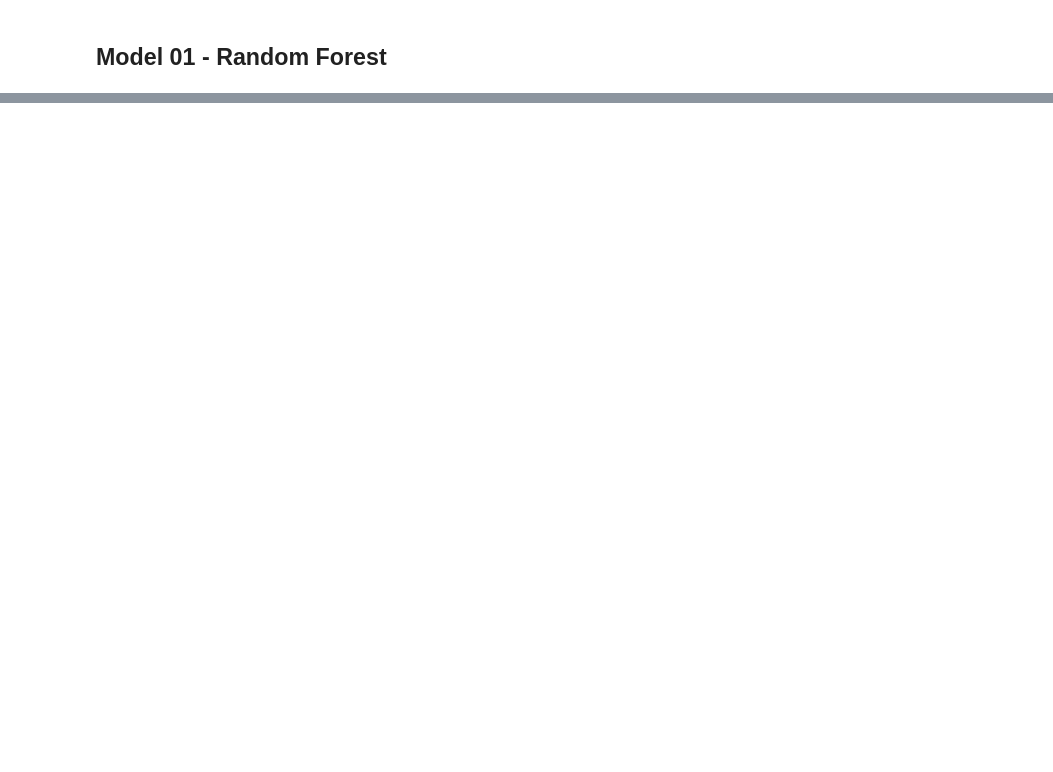
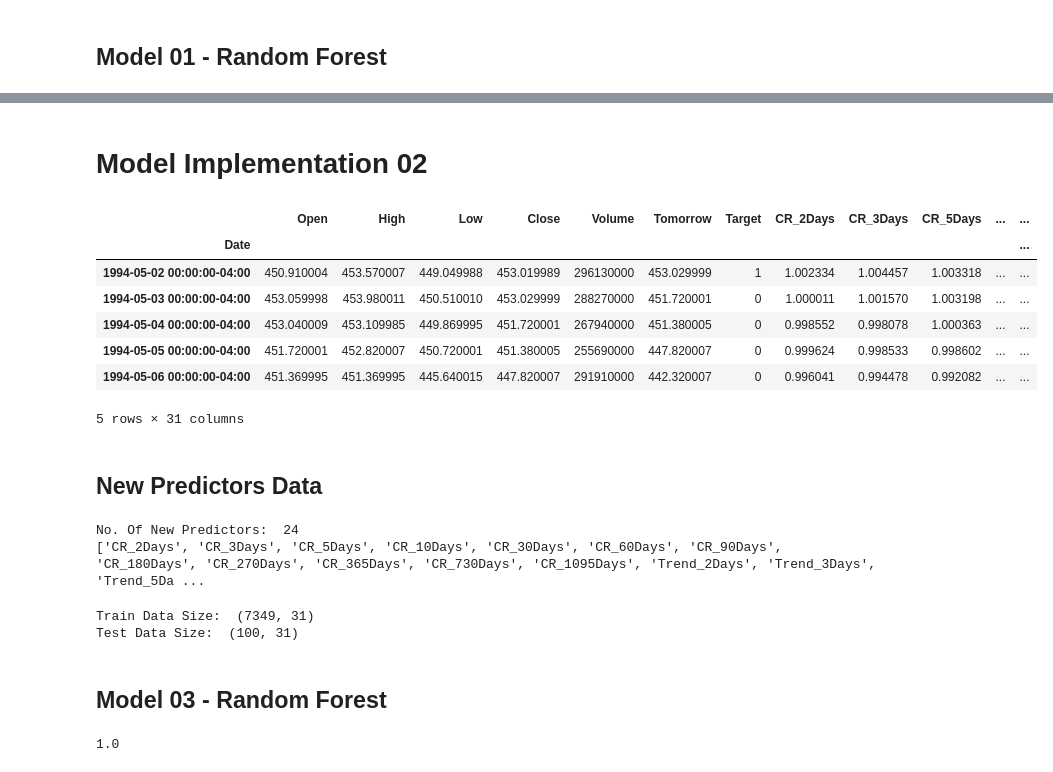
Before and after one commit to akshayyewle/Marketing-Analytics, a Jupyter notebook: 07 Stock Market Prediction - Dataquest/Python Code 01 - 30 Nov 2023.ipynb, the cells around one changed output, grey strips where cells are left out. Drawn from its saved outputs; the diff is of its cells as text; code cells hidden in the pictures; blank space fills up the shorter version.

```diff
--- a/07 Stock Market Prediction - Dataquest/Python Code 01 - 30 Nov 2023.ipynb
+++ b/07 Stock Market Prediction - Dataquest/Python Code 01 - 30 Nov 2023.ipynb
@@ -111,0 +254,53 @@ SP500_Data.head()
+# %% [markdown]
+# **Model Implementation 02**
+# %%
+SP500_Data.head()
+# %% [output]
+|  | Open | High | Low | Close | Volume | Tomorrow | Target | CR_2Days | CR_3Days | CR_5Days | ... | ... |
+| Date |  |  |  |  |  |  |  |  |  |  |  | ... |
+| 1994-05-02 00:00:00-04:00 | 450.910004 | 453.570007 | 449.049988 | 453.019989 | 296130000 | 453.029999 | 1 | 1.002334 | 1.004457 | 1.003318 | ... | ... |
+| 1994-05-03 00:00:00-04:00 | 453.059998 | 453.980011 | 450.510010 | 453.029999 | 288270000 | 451.720001 | 0 | 1.000011 | 1.001570 | 1.003198 | ... | ... |
+| 1994-05-04 00:00:00-04:00 | 453.040009 | 453.109985 | 449.869995 | 451.720001 | 267940000 | 451.380005 | 0 | 0.998552 | 0.998078 | 1.000363 | ... | ... |
+| 1994-05-05 00:00:00-04:00 | 451.720001 | 452.820007 | 450.720001 | 451.380005 | 255690000 | 447.820007 | 0 | 0.999624 | 0.998533 | 0.998602 | ... | ... |
+| 1994-05-06 00:00:00-04:00 | 451.369995 | 451.369995 | 445.640015 | 447.820007 | 291910000 | 442.320007 | 0 | 0.996041 | 0.994478 | 0.992082 | ... | ... |
+5 rows × 31 columns
+# %% [markdown]
+## **New Predictors Data**
+# %%
+print('No. Of New Predictors: ',len(New_Predictors))
+print(New_Predictors)
+# %% [output]
+No. Of New Predictors:  24
+['CR_2Days', 'CR_3Days', 'CR_5Days', 'CR_10Days', 'CR_30Days', 'CR_60Days', 'CR_90Days', 'CR_180Days', 'CR_270Days', 'CR_365Days', 'CR_730Days', 'CR_1095Days', 'Trend_2Days', 'Trend_3Days', 'Trend_5Da ...
+# %%
+train_02 = SP500_Data.iloc[:-100]
+print('Train Data Size: ',train_02.shape)
+
+# Last 100 Rows For Testing
+test_02 = SP500_Data.iloc[-100:]
+print('Test Data Size: ',test_02.shape)
+# %% [output]
+Train Data Size:  (7349, 31)
+Test Data Size:  (100, 31)
+# %% [markdown]
+## **Model 03 - Random Forest**
+# %%
+from sklearn.ensemble import RandomForestClassifier
+from sklearn.metrics import precision_score
+
+Model_03 = RandomForestClassifier(
+        n_estimators=250,   # To Improve Accuracy
+        min_samples_split=50, # To Control Overfitting
+        random_state=1
+        )
+
+# Fit Model
+Model_03.fit(train_02[Predictors + New_Predictors],train_02['Target'])
+
+# Prediction
+Model_03_Pred = Model_03.predict_proba(test_02[Predictors+ New_Predictors])[:,1]
+Model_03_Pred[Model_03_Pred>0.6] = 1    # Manually Specify The Threshold
+Model_03_Pred[Model_03_Pred<0.6] = 0    # Manually Specify The Threshold
+precision_score(test_02['Target'],Model_03_Pred)
+# %% [output]
+1.0
```
Also changed, not shown: parts of 28 cells of this notebook.
